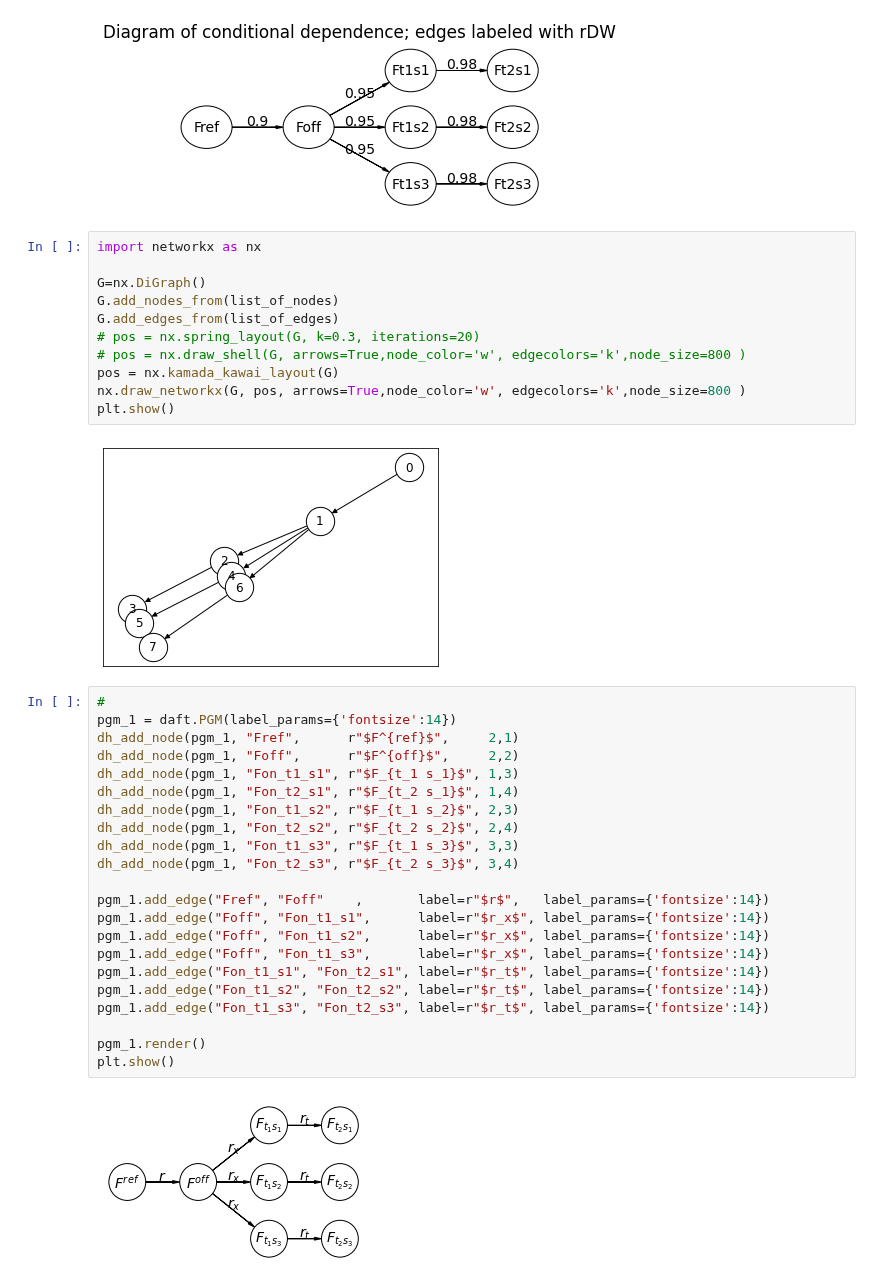
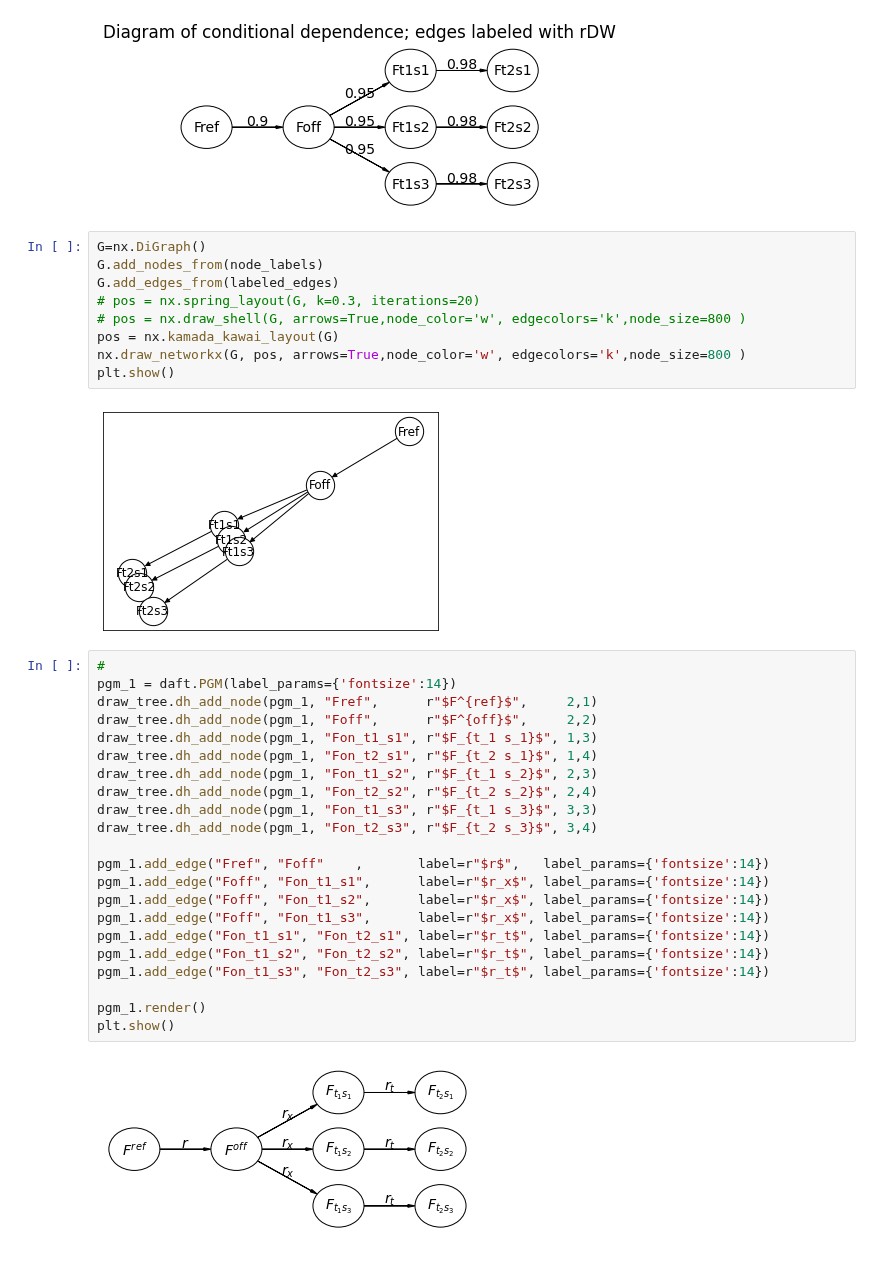
Before and after one commit to Hekstra-Lab/dw, a Jupyter notebook: Drawing_PGMs_structure_factors.ipynb, the cells around one changed output. Cells and saved outputs as stored; diff of their text form.

```diff
--- a/Drawing_PGMs_structure_factors.ipynb
+++ b/Drawing_PGMs_structure_factors.ipynb
@@ -24,42 +25,40 @@ plt.show()
 # %% [output]
 [figure]
 # %%
-import networkx as nx
-
 G=nx.DiGraph()
-G.add_nodes_from(list_of_nodes)
-G.add_edges_from(list_of_edges)
+G.add_nodes_from(node_labels)
+G.add_edges_from(labeled_edges)
 # pos = nx.spring_layout(G, k=0.3, iterations=20)
 # pos = nx.draw_shell(G, arrows=True,node_color='w', edgecolors='k',node_size=800 )
 pos = nx.kamada_kawai_layout(G)
 nx.draw_networkx(G, pos, arrows=True,node_color='w', edgecolors='k',node_size=800 )
 plt.show()
 # %% [output]
-[figure, old version]
+[figure, new version]
 # %%
 #
 pgm_1 = daft.PGM(label_params={'fontsize':14})
-dh_add_node(pgm_1, "Fref",      r"$F^{ref}$",     2,1)
-dh_add_node(pgm_1, "Foff",      r"$F^{off}$",     2,2)
-dh_add_node(pgm_1, "Fon_t1_s1", r"$F_{t_1 s_1}$", 1,3)
-dh_add_node(pgm_1, "Fon_t2_s1", r"$F_{t_2 s_1}$", 1,4)
-dh_add_node(pgm_1, "Fon_t1_s2", r"$F_{t_1 s_2}$", 2,3)
-dh_add_node(pgm_1, "Fon_t2_s2", r"$F_{t_2 s_2}$", 2,4)
-dh_add_node(pgm_1, "Fon_t1_s3", r"$F_{t_1 s_3}$", 3,3)
-dh_add_node(pgm_1, "Fon_t2_s3", r"$F_{t_2 s_3}$", 3,4)
+draw_tree.dh_add_node(pgm_1, "Fref",      r"$F^{ref}$",     2,1)
+draw_tree.dh_add_node(pgm_1, "Foff",      r"$F^{off}$",     2,2)
+draw_tree.dh_add_node(pgm_1, "Fon_t1_s1", r"$F_{t_1 s_1}$", 1,3)
+draw_tree.dh_add_node(pgm_1, "Fon_t2_s1", r"$F_{t_2 s_1}$", 1,4)
+draw_tree.dh_add_node(pgm_1, "Fon_t1_s2", r"$F_{t_1 s_2}$", 2,3)
+draw_tree.dh_add_node(pgm_1, "Fon_t2_s2", r"$F_{t_2 s_2}$", 2,4)
+draw_tree.dh_add_node(pgm_1, "Fon_t1_s3", r"$F_{t_1 s_3}$", 3,3)
+draw_tree.dh_add_node(pgm_1, "Fon_t2_s3", r"$F_{t_2 s_3}$", 3,4)
 
 pgm_1.add_edge("Fref", "Foff"    ,       label=r"$r$",   label_params={'fontsize':14})
 pgm_1.add_edge("Foff", "Fon_t1_s1",      label=r"$r_x$", label_params={'fontsize':14})
 pgm_1.add_edge("Foff", "Fon_t1_s2",      label=r"$r_x$", label_params={'fontsize':14})
 pgm_1.add_edge("Foff", "Fon_t1_s3",      label=r"$r_x$", label_params={'fontsize':14})
 pgm_1.add_edge("Fon_t1_s1", "Fon_t2_s1", label=r"$r_t$", label_params={'fontsize':14})
 pgm_1.add_edge("Fon_t1_s2", "Fon_t2_s2", label=r"$r_t$", label_params={'fontsize':14})
 pgm_1.add_edge("Fon_t1_s3", "Fon_t2_s3", label=r"$r_t$", label_params={'fontsize':14})
 
 pgm_1.render()
 plt.show()
 # %% [output]
-[figure, old version]
+[figure, new version]
 # %%
 #
 pgm_1 = daft.PGM(label_params={'fontsize':14})
```
Also changed, not shown: parts of 6 cells of this notebook, 5 other files.
